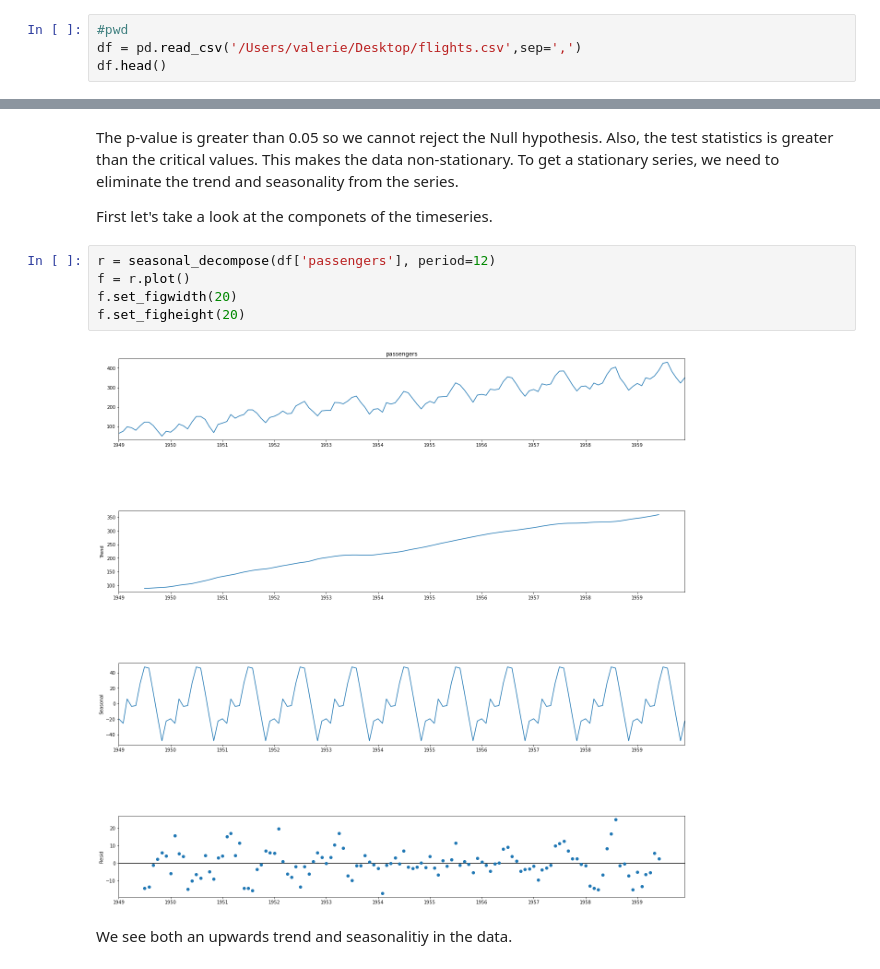
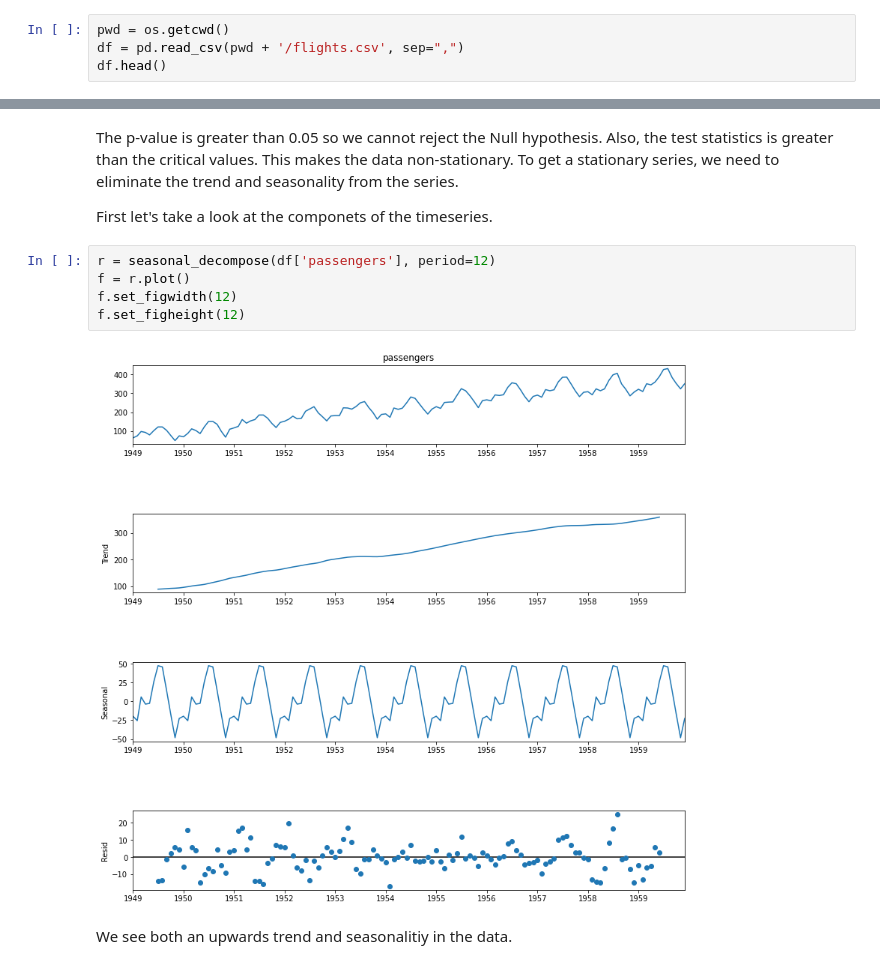
Before and after one commit to valerieholtz/ARIMA-Time-Series-Analysis, a Jupyter notebook: ARIMA_flight_passengers.ipynb, the cells around one changed output, grey strips where cells are left out. Drawn from its saved outputs; the diff is of its cells as text.

```diff
--- a/ARIMA_flight_passengers.ipynb
+++ b/ARIMA_flight_passengers.ipynb
@@ -32,8 +32,8 @@ from statsmodels.tsa.ar_model import ar_select_order
 #machine learning models
 from statsmodels.tsa.arima_model import ARIMA
 # %%
-#pwd
-df = pd.read_csv('/Users/valerie/Desktop/flights.csv',sep=',')
+pwd = os.getcwd()
+df = pd.read_csv(pwd + '/flights.csv', sep=",")
 df.head()
 # %% [output]
 |  | date | passengers |
@@ -180,10 +180,10 @@ First let's take a look at the componets of the timeseries.
 # %%
 r = seasonal_decompose(df['passengers'], period=12)
 f = r.plot()
-f.set_figwidth(20)
-f.set_figheight(20)
+f.set_figwidth(12)
+f.set_figheight(12)
 # %% [output]
-[figure, old version]
+[figure, new version]
 # %% [markdown]
 We see both an upwards trend and seasonalitiy in the data.
 # %%
```
Also changed, not shown: parts of 5 cells of this notebook, 1 other file.
